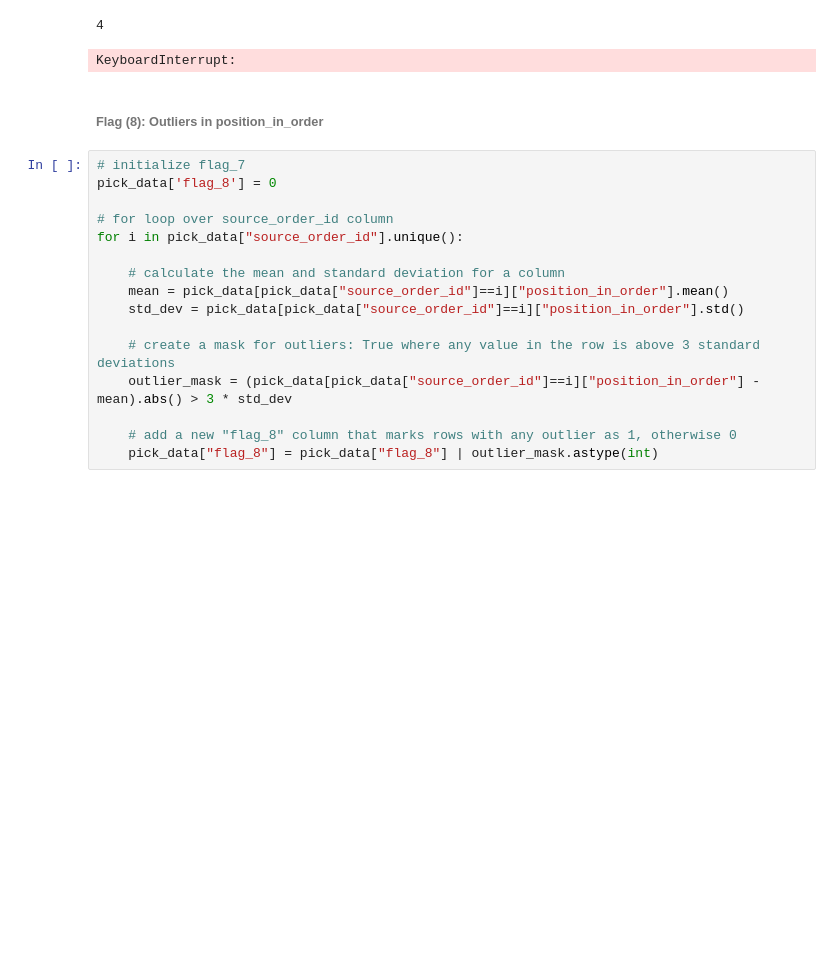
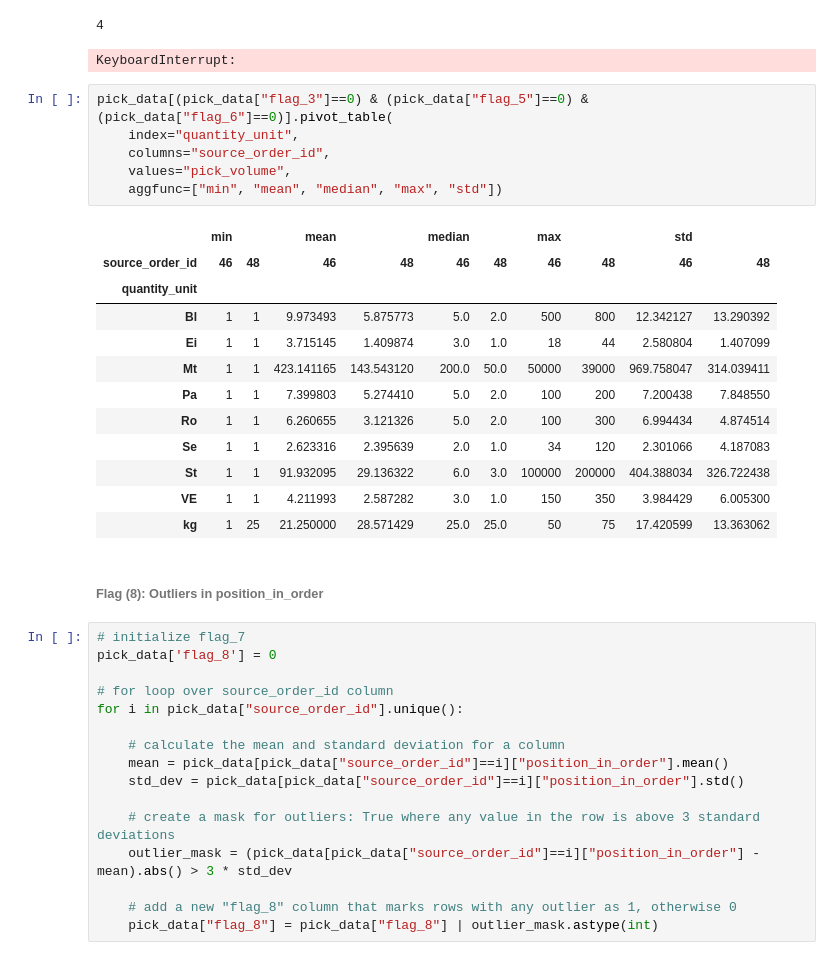
Before and after one commit to aleksandarkling/OBETAWarehousingAnalyticsProject, a Jupyter notebook: Step 1 - Preparing Data/pick_data.ipynb, the cells around one changed output. Cells and saved outputs as stored; diff of their text form; blank space fills up the shorter version.

Commit message:
Step - 1: Flags and Graphs

```diff
--- a/Step 1 - Preparing Data/pick_data.ipynb
+++ b/Step 1 - Preparing Data/pick_data.ipynb
@@ -1456,6 +1462,25 @@ for i in product_unique_list:
 # %% [output]
 4
 KeyboardInterrupt:
+# %%
+pick_data[(pick_data["flag_3"]==0) & (pick_data["flag_5"]==0) & (pick_data["flag_6"]==0)].pivot_table(
+    index="quantity_unit",
+    columns="source_order_id",
+    values="pick_volume",
+    aggfunc=["min", "mean", "median", "max", "std"])
+# %% [output]
+|  | min |  | mean |  | median |  | max |  | std |  |
+| source_order_id | 46 | 48 | 46 | 48 | 46 | 48 | 46 | 48 | 46 | 48 |
+| quantity_unit |  |  |  |  |  |  |  |  |  |  |
+| Bl | 1 | 1 | 9.973493 | 5.875773 | 5.0 | 2.0 | 500 | 800 | 12.342127 | 13.290392 |
+| Ei | 1 | 1 | 3.715145 | 1.409874 | 3.0 | 1.0 | 18 | 44 | 2.580804 | 1.407099 |
+| Mt | 1 | 1 | 423.141165 | 143.543120 | 200.0 | 50.0 | 50000 | 39000 | 969.758047 | 314.039411 |
+| Pa | 1 | 1 | 7.399803 | 5.274410 | 5.0 | 2.0 | 100 | 200 | 7.200438 | 7.848550 |
+| Ro | 1 | 1 | 6.260655 | 3.121326 | 5.0 | 2.0 | 100 | 300 | 6.994434 | 4.874514 |
+| Se | 1 | 1 | 2.623316 | 2.395639 | 2.0 | 1.0 | 34 | 120 | 2.301066 | 4.187083 |
+| St | 1 | 1 | 91.932095 | 29.136322 | 6.0 | 3.0 | 100000 | 200000 | 404.388034 | 326.722438 |
+| VE | 1 | 1 | 4.211993 | 2.587282 | 3.0 | 1.0 | 150 | 350 | 3.984429 | 6.005300 |
+| kg | 1 | 25 | 21.250000 | 28.571429 | 25.0 | 25.0 | 50 | 75 | 17.420599 | 13.363062 |
 # %% [markdown]
 ###### Flag (8): Outliers in position_in_order
 # %%
```
Also changed, not shown: parts of 4 cells of this notebook.
